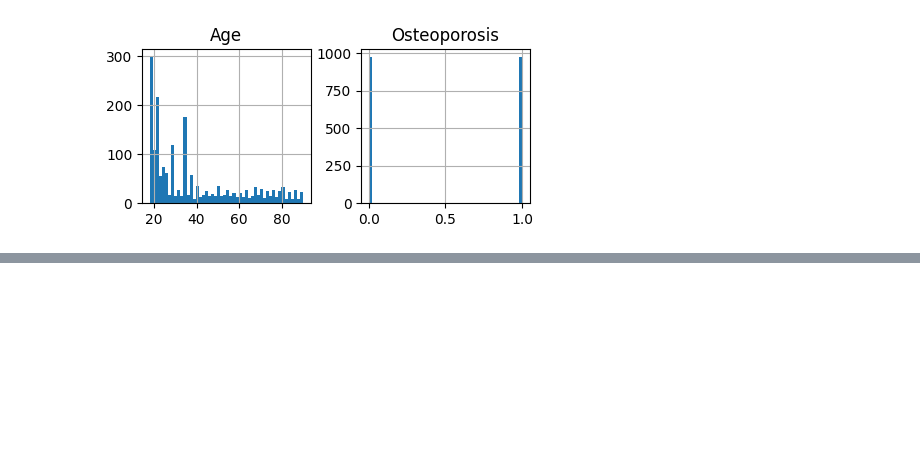
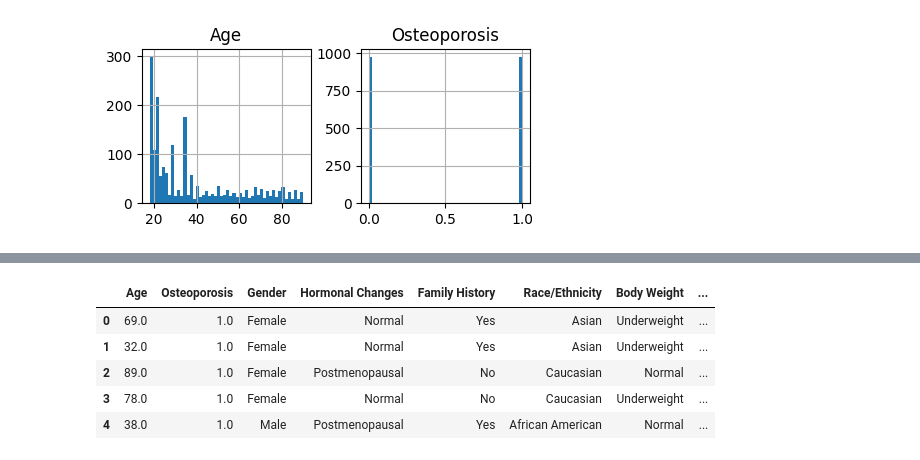
Before and after one commit to luizfernando05/projeto-osteoporose, a Jupyter notebook: root/ml-models/notebooks/ORPExploringData.ipynb, the cells around one changed output, grey strips where cells are left out. Cells and saved outputs as stored; diff of their text form; code cells hidden in the pictures; blank space fills up the shorter version.

```diff
--- a/root/ml-models/notebooks/ORPExploringData.ipynb
+++ b/root/ml-models/notebooks/ORPExploringData.ipynb
@@ -109,0 +157,19 @@ plt.show()
+# %%
+numeric_transformer = Pipeline(steps=[
+  ('imputer', SimpleImputer(strategy='median'))
+])
+
+categorical_transformer = Pipeline(steps=[
+    ("imputer", SimpleImputer(strategy="most_frequent"))
+])
+# %%
+preprocessor = ColumnTransformer(
+  transformers=[
+    ("num", numeric_transformer, numeric_features),
+    ("cat", categorical_transformer, categorical_features)
+  ]
+)
+# %%
+orpe_clean = preprocessor.fit_transform(orpe)
+# %%
+orpe_preprocessed = pd.DataFrame(orpe_clean, columns=list(numeric_features) + list(categorical_features))
@@ -109,0 +196,9 @@ plt.show()
+# %%
+orpe_preprocessed.head()
+# %% [output]
+|  | Age | Osteoporosis | Gender | Hormonal Changes | Family History | Race/Ethnicity | Body Weight | ... |
+| 0 | 69.0 | 1.0 | Female | Normal | Yes | Asian | Underweight | ... |
+| 1 | 32.0 | 1.0 | Female | Normal | Yes | Asian | Underweight | ... |
+| 2 | 89.0 | 1.0 | Female | Postmenopausal | No | Caucasian | Normal | ... |
+| 3 | 78.0 | 1.0 | Female | Normal | No | Caucasian | Underweight | ... |
+| 4 | 38.0 | 1.0 | Male | Postmenopausal | Yes | African American | Normal | ... |
```
Also changed, not shown: parts of 12 cells of this notebook, 1 other file.
